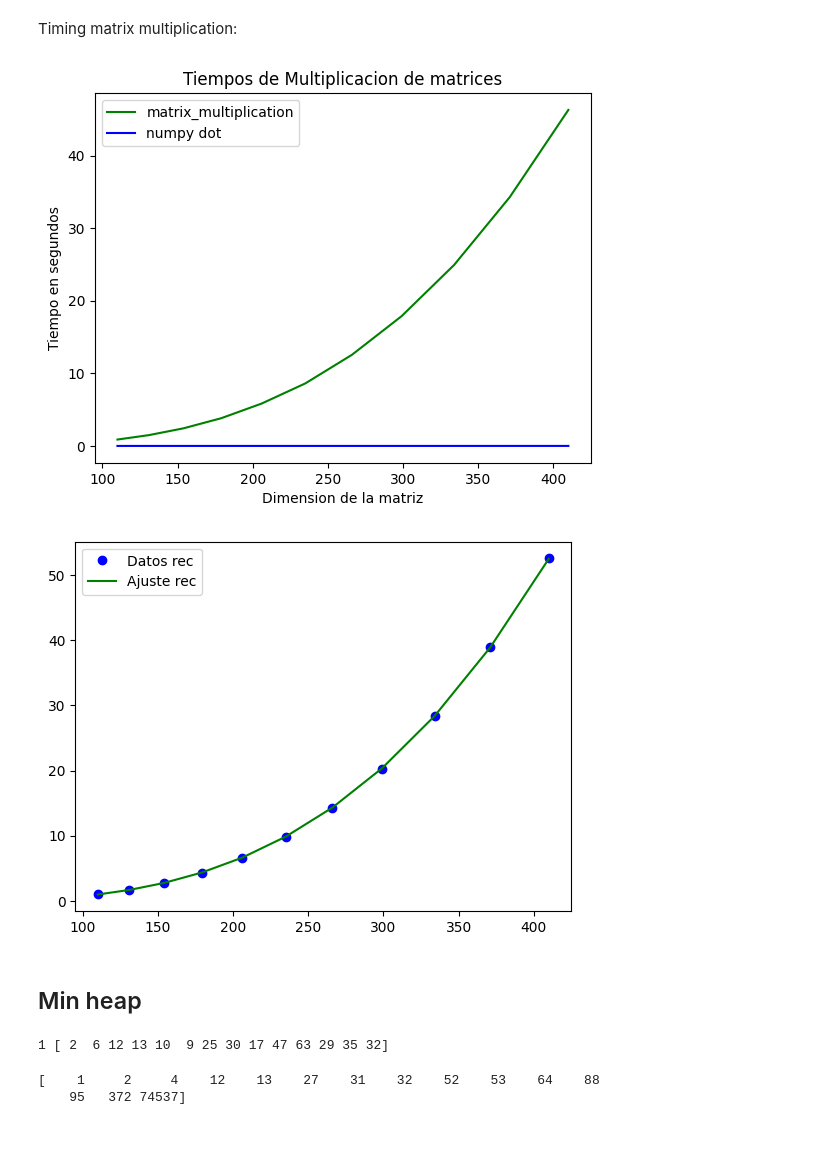
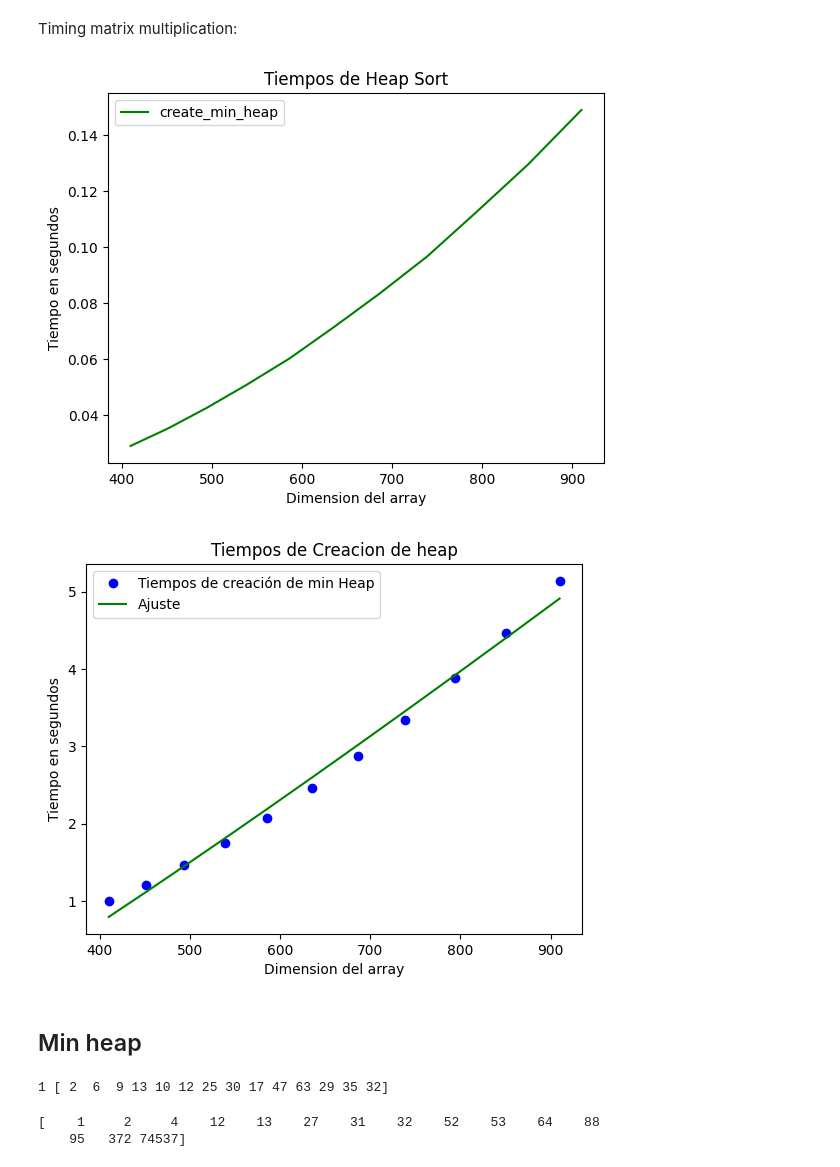
Before and after one commit to HuffleDK/Algoritmia_estructuras_avanzadas, a Jupyter notebook: p1nn.ipynb, the cells around one changed output. Drawn from its saved outputs; the diff is of its cells as text; code cells hidden in the pictures; blank space fills up the shorter version.

```diff
--- a/p1nn.ipynb
+++ b/p1nn.ipynb
@@ -49,54 +47,62 @@ from matplotlib import pyplot as plt
 
 dimensions = [i[0] for i in l_timings]
 time_matrix_multiplication = [i[1] for i in l_timings]
-time_dot = [i[2] for i in l_timings]
+# time_dot = [i[2] for i in l_timings]
 
 #Crear un gráfico de líneas
-plt.plot(dimensions, time_matrix_multiplication, color= 'green', marker='none', linestyle = 'solid', label="matrix_multiplication")
-plt.plot(dimensions, time_dot, color= 'blue', marker='none', linestyle = 'solid', label="numpy dot")
+plt.plot(dimensions, time_matrix_multiplication, color= 'green', marker='none', linestyle = 'solid', label="create_min_heap")
+# plt.plot(dimensions, time_dot, color= 'blue', marker='none', linestyle = 'solid', label="numpy dot")
 
 #Añadir un título al gráfico
-plt.title("Tiempos de Multiplicacion de matrices")
+plt.title("Tiempos de Heap Sort")
 
 #Añadir etiqueta al eje x y y (x-axis y y-axis)
 plt.ylabel("Tiempo en segundos")
-plt.xlabel("Dimension de la matriz")
+plt.xlabel("Dimension del array")
 
 #Mostrar
 plt.legend(loc="upper left")
 plt.show()
 # %% [output]
-[figure, old version]
+[figure, new version]
 # %%
 from scipy.optimize import curve_fit
 import math
 
 def tofit(x, a, b):
-    return a * x ** 3 + b # f(x) = x**3 for matrix mult
+    return a * (x * np.log(x)) + b # f(x) = x**3 for matrix mult
 
 l_timings = np.array(l_timings)
 
 x = l_timings[: , 0]
 y = l_timings[: , 1]
 y = y / y[0] #normalizar timings
 pars, _ = curve_fit(tofit, x, y)
 a, b = pars
-plt.plot(x, y, 'o', label='Datos rec', color='blue')
-plt.plot(x, tofit(x, a, b), label='Ajuste rec', color='green')
+plt.plot(x, y, 'o', label='Tiempos de creación de min Heap', color='blue')
+plt.plot(x, tofit(x, a, b), label='Ajuste', color='green')
+
+#Añadir un título al gráfico
+plt.title("Tiempos de Creacion de heap")
+
+#Añadir etiqueta al eje x y y (x-axis y y-axis)
+plt.ylabel("Tiempo en segundos")
+plt.xlabel("Dimension del array")
+
 #plt.legend()
 #plt.show()
 
 # x1 = l_timings[: , 0]
 # y1 = l_timings[: , 1]
 # y1 = y1 / y1[0] #normalizar timings
 # pars, _ = curve_fit(tofit, x1, y1)
 # a, b = pars
 # plt.plot(x1, y1, 'bo', label='Datos ite')
 # plt.plot(x1, tofit(x1, a, b), label='Ajuste ite')
 plt.legend()
 plt.show()
 # %% [output]
-[figure, old version]
+[figure, new version]
 # %% [markdown]
 ## Min heap
 # %%
@@ -141,14 +168,40 @@ from typing import Tuple
 
 
 def pq_ini() -> np.ndarray:
+    """Inicializa una Priority Queue (min heap) vacia
+
+    Returns:
+        np.ndarray: Priority queue
+    """
     return np.empty(0)
 
+
 def pq_insert(h: np.ndarray, k: int) -> np.ndarray:
+    """Añade el elemento k a la Priority Queue h
+
+    Args:
+        h (np.ndarray): Priority Queue
+        k (int): elemento a añadir
+
+    Returns:
+        np.ndarray: PQ h con el elemento k añadido
+    """
     return insert_min_heap(h, k)
 
 
 def pq_remove(h: np.ndarray) -> Tuple[int, np.ndarray]:
-    return h[0], create_min_heap(h[1:])
+    """Saca de la PQ el elemento con mas prioridad. Como es un min heap, el de menor valor
+
+    Args:
+        h (np.ndarray): Priority Queue
+
+    Returns:
+        Tuple[int, np.ndarray]: (valor, PQ sin el valor sacado)
+    """
+    value, h = h[0], h[1:]
+    create_min_heap(h)
+    return value, h
+
 
 pq = pq_ini()
 
@@ -177,5 +230,5 @@ print(value, pq)
 
 pq = pq_insert(pq, 1)
 # %% [output]
-1 [ 2  6 12 13 10  9 25 30 17 47 63 29 35 32]
+1 [ 2  6  9 13 10 12 25 30 17 47 63 29 35 32]
 # %%
```
Also changed, not shown: parts of 5 cells of this notebook, 2 other files.
